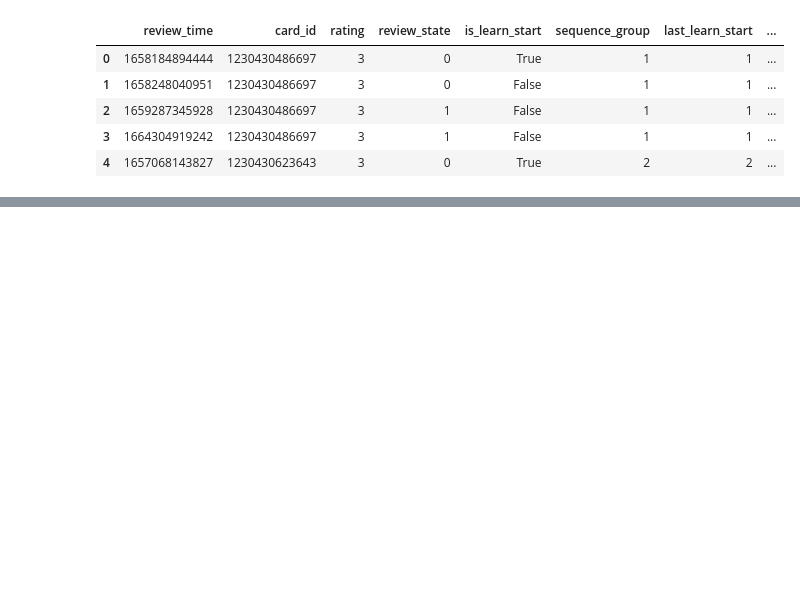
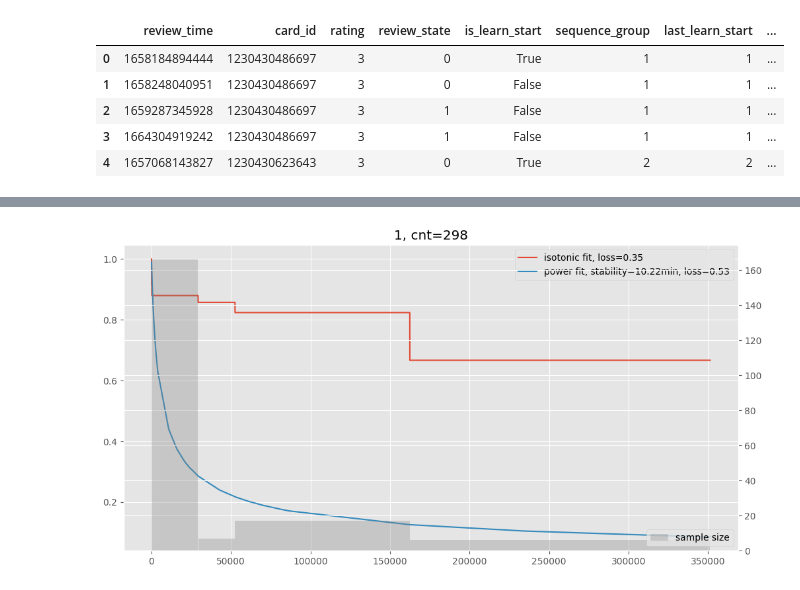
Before and after one commit to open-spaced-repetition/short-term-memory-research, a Jupyter notebook: isotonic.ipynb, the cells around one changed output, grey strips where cells are left out. Drawn from its saved outputs; the diff is of its cells as text; code cells hidden in the pictures; blank space fills up the shorter version.

Commit message:
make charts more concise

```diff
--- a/isotonic.ipynb
+++ b/isotonic.ipynb
@@ -63,0 +21,90 @@ for r_history in (
+# %%
+DECAY = -0.5
+
+
+def power_forgetting_curve(t, s, decay=DECAY):
+    factor = 0.9 ** (1 / decay) - 1
+    return (1 + factor * t / s) ** decay
+
+
+def fit_stability(delta_t, retention, size, decay=DECAY):
+
+    def loss(stability):
+        y_pred = power_forgetting_curve(delta_t, stability, decay)
+        loss = sum(
+            -(retention * np.log(y_pred) + (1 - retention) * np.log(1 - y_pred)) * size
+        )
+        return loss
+
+    res = minimize(loss, x0=1, bounds=[(0.1, None)])
+    return res.x[0]
+
+for r_history in (
+    "1",
+    "1,2",
+    "1,3",
+    "1,3,3",
+    "1,3,3,3",
+    "2",
+    "2,2",
+    "2,3",
+    "2,3,3",
+    "3",
+    "3,2",
+    "3,3",
+    "3,3,3",
+    "3,3,3,3",
+    "3,3,3,3,3",
+    "3,3,3,3,3,3",
+    "3,3,3,3,3,3,3",
+    "3,3,3,3,3,3,3,3",
+):
+
+    x, y = df[df['r_history'] == r_history][['delta_t', 'y']].sort_values(by='delta_t').values.T
+
+    if all(y == 1):
+        continue
+    # print(y)
+
+    ir = IsotonicRegression(y_min=0, y_max=1, increasing=False)
+    ir.fit(x, y)
+
+    y_ir = ir.predict(x)
+    loss_ir = log_loss(y, y_ir)
+
+    s_seconds = fit_stability(x, y_ir, np.ones_like(x))
+    s = f"{s_seconds:.2f}s" if s_seconds < 60 else (
+        f"{s_seconds/60:.2f}min" if s_seconds < 3600 else (
+            f"{s_seconds/3600:.2f}h" if s_seconds < 86400 else
+            f"{s_seconds/86400:.2f}d"
+        )
+    )
+    y_pred = power_forgetting_curve(x, s_seconds)
+    loss = log_loss(y, y_pred)
+    cnt = len(x)
+
+    # print(y_pred)
+    fig, ax1 = plt.subplots(figsize=(12, 6))
+    # ax1.plot(x, y, 'o', label='data')
+    ax1.plot(x, y_ir, '-', label=f'isotonic fit, loss={loss_ir:.2f}')
+    ax1.plot(x, y_pred, '-', label=f'power fit, stability={s}, loss={loss:.2f}')
+
+
+    unique_y_ir = np.unique(y_ir)
+    segment_counts = []
+    segment_x = []
+    segment_widths = []
+    for i in range(len(unique_y_ir)):
+        mask = y_ir == unique_y_ir[i]
+        segment_counts.append(np.sum(mask))
+        segment_x.append(np.min(x[mask]))
+        segment_widths.append(np.max(x[mask]) - np.min(x[mask]))
+
+    ax2 = ax1.twinx()
+    ax2.bar(segment_x, segment_counts, alpha=0.3, width=segment_widths, color='gray', label='sample size', align='edge')
+    ax1.set_title(f'{r_history}, cnt={cnt}')
+    ax1.legend(loc='upper right')
+    ax2.legend(loc='lower right')
+    plt.show()
+# %% [output]
+[figure, added]
```
Also changed, not shown: parts of 3 cells of this notebook.
